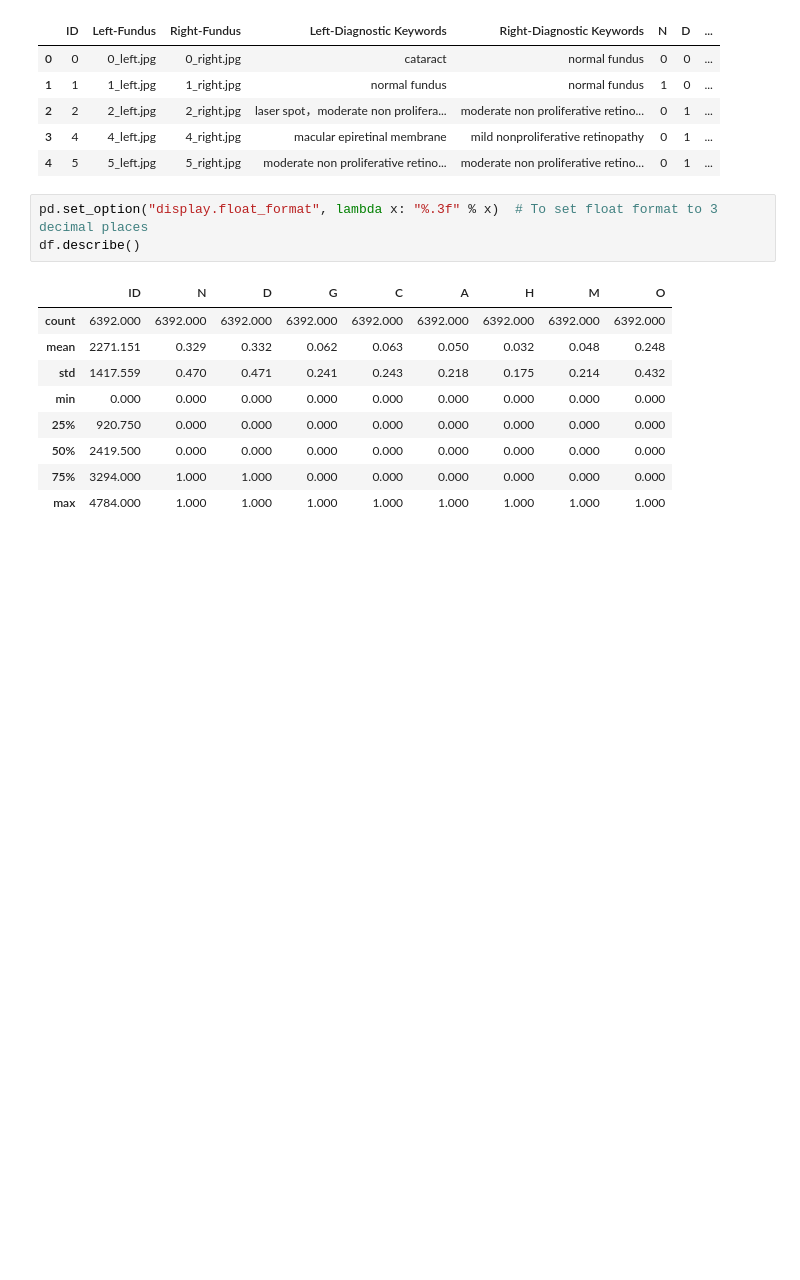
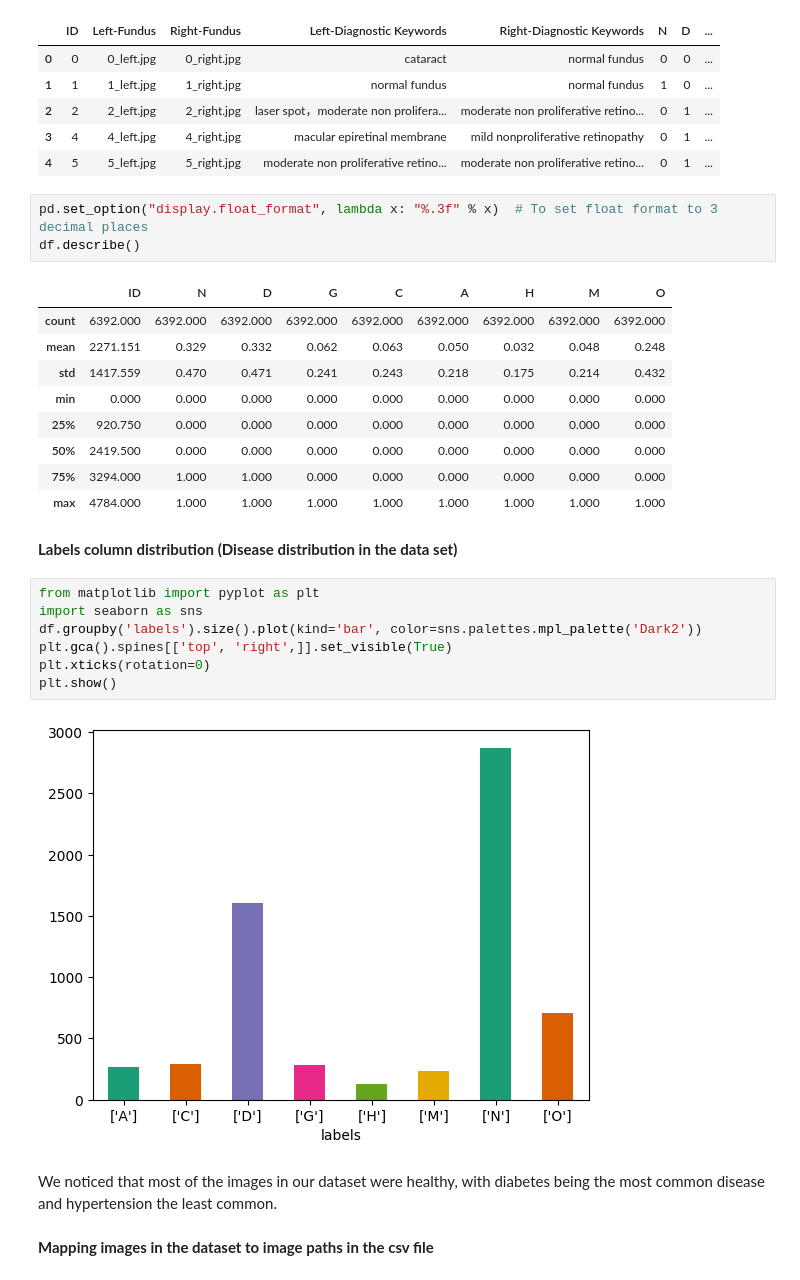
Before and after one commit to SefiyeArican/Ocular-Disease-Recognition, a Jupyter notebook: Fundus_Image_Processing.ipynb, the cells around one changed output. Cells and saved outputs as stored; diff of their text form; blank space fills up the shorter version.

```diff
--- a/Fundus_Image_Processing.ipynb
+++ b/Fundus_Image_Processing.ipynb
@@ -207,3 +207,18 @@ df.describe()
 | 50% | 2419.500 | 0.000 | 0.000 | 0.000 | 0.000 | 0.000 | 0.000 | 0.000 | 0.000 |
 | 75% | 3294.000 | 1.000 | 1.000 | 0.000 | 0.000 | 0.000 | 0.000 | 0.000 | 0.000 |
 | max | 4784.000 | 1.000 | 1.000 | 1.000 | 1.000 | 1.000 | 1.000 | 1.000 | 1.000 |
+# %% [markdown]
+**Labels column distribution (Disease distribution in the data set)**
+# %%
+from matplotlib import pyplot as plt
+import seaborn as sns
+df.groupby('labels').size().plot(kind='bar', color=sns.palettes.mpl_palette('Dark2'))
+plt.gca().spines[['top', 'right',]].set_visible(True)
+plt.xticks(rotation=0)
+plt.show()
+# %% [output]
+[figure, added]
+# %% [markdown]
+We noticed that most of the images in our dataset were healthy, with diabetes being the most common disease and hypertension the least common.
+# %% [markdown]
+**Mapping images in the dataset to image paths in the csv file**
```
Also changed, not shown: parts of 2 cells of this notebook.
